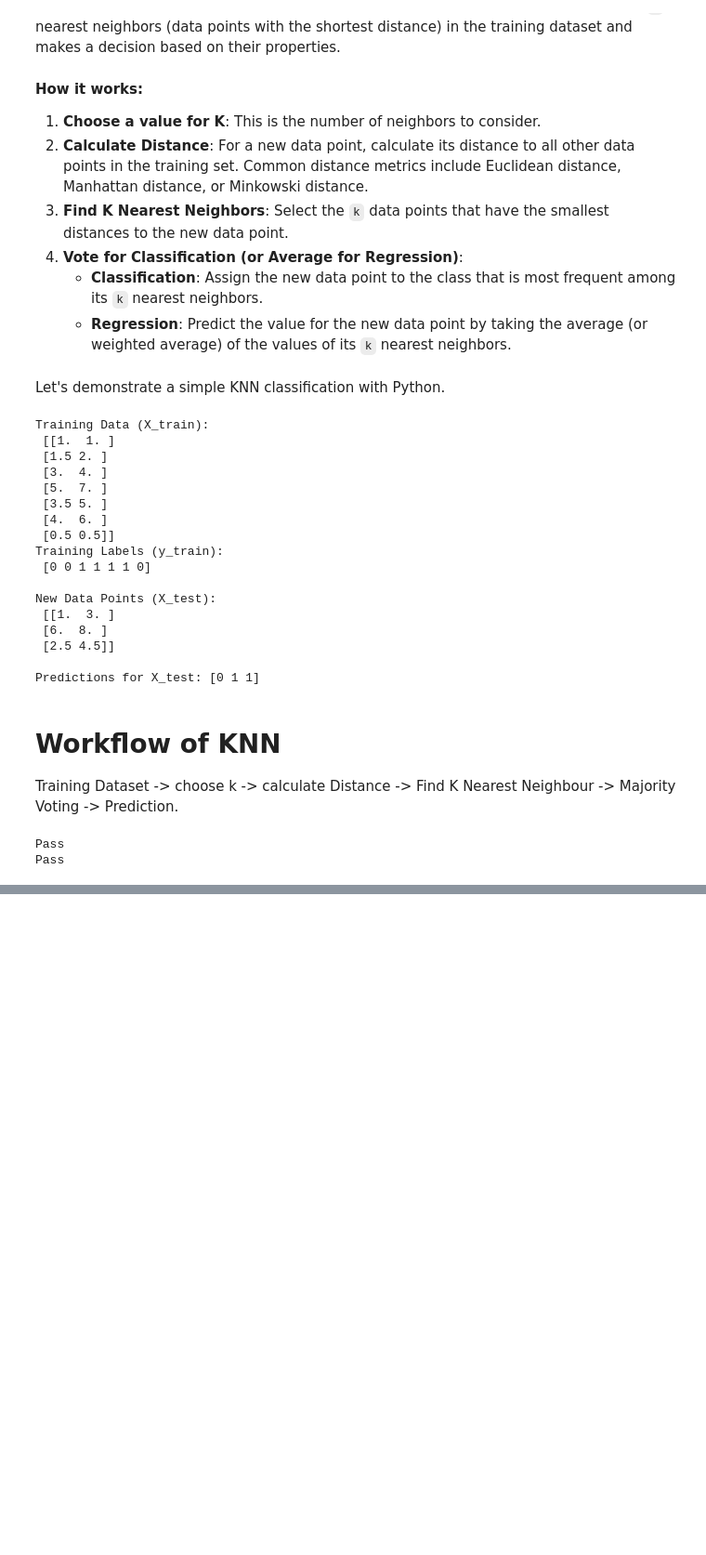
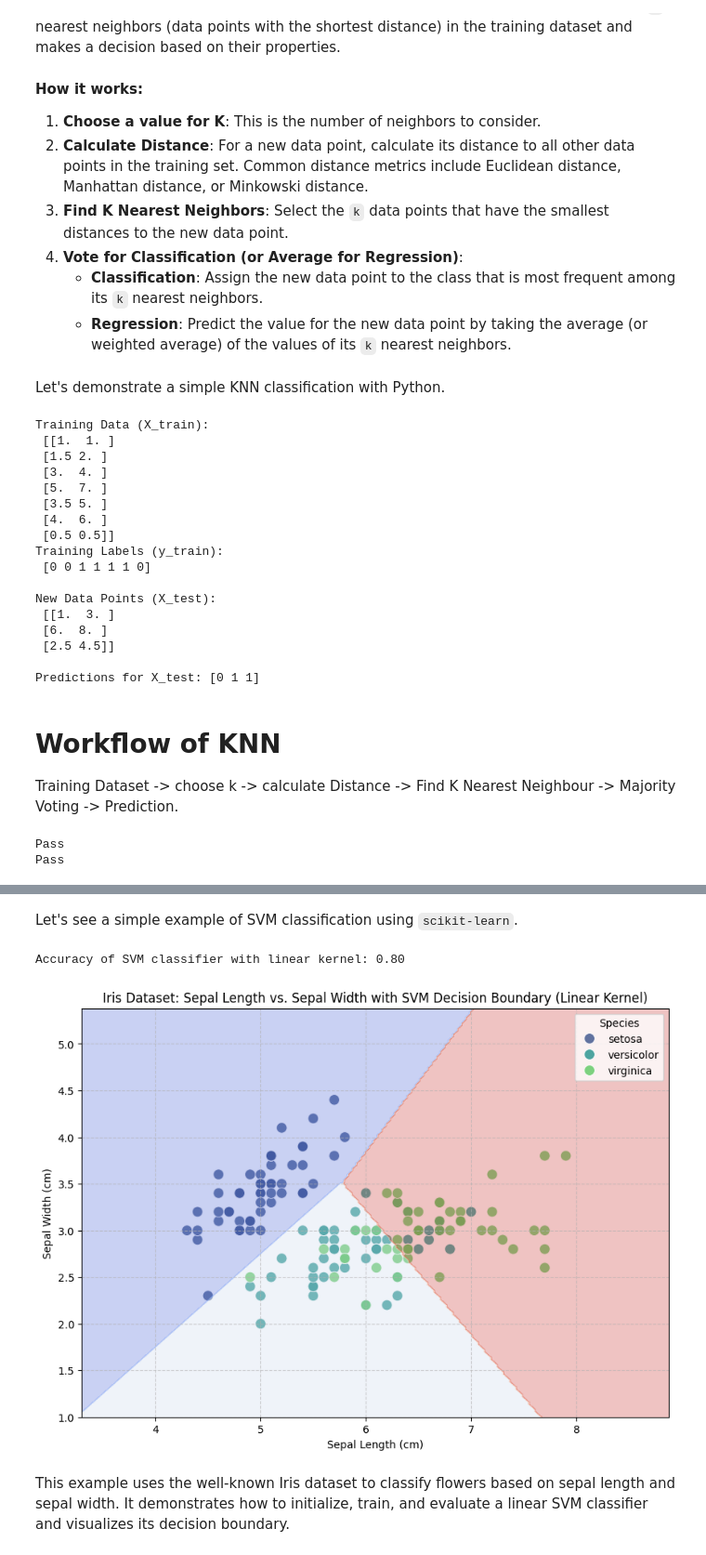
Before and after one commit to Aniketyadav29/Data-Science-Tutorial, a Jupyter notebook: Module_7_Algorithm.ipynb, the cells around one changed output, grey strips where cells are left out. Shown at 93% size. Cells and saved outputs as stored; diff of their text form; code cells hidden in the pictures; blank space fills up the shorter version.

```diff
--- a/Module_7_Algorithm.ipynb
+++ b/Module_7_Algorithm.ipynb
@@ -135,0 +218,73 @@ Pass
+# %% [markdown]
+Let's see a simple example of SVM classification using `scikit-learn`.
+# %%
+from sklearn import datasets
+from sklearn.model_selection import train_test_split
+from sklearn.svm import SVC
+from sklearn.metrics import accuracy_score
+import matplotlib.pyplot as plt
+import seaborn as sns
+import pandas as pd
+
+# Load the Iris dataset
+iris = datasets.load_iris()
+X = iris.data[:, :2]  # We take only the first two features (sepal length and sepal width)
+y = iris.target
+
+# Split data into training and testing sets
+X_train, X_test, y_train, y_test = train_test_split(X, y, test_size=0.3, random_state=42)
+
+# Create an SVM classifier with a linear kernel
+svm_model = SVC(kernel='linear', C=1.0, random_state=42)
+
+# Train the model
+svm_model.fit(X_train, y_train)
+
+# Make predictions on the test set
+y_pred = svm_model.predict(X_test)
+
+# Evaluate the model
+accuracy = accuracy_score(y_test, y_pred)
+print(f"Accuracy of SVM classifier with linear kernel: {accuracy:.2f}")
+
+# --- Visualization ---
+
+# Create a DataFrame for easier plotting
+df_plot = pd.DataFrame(X, columns=['sepal_length', 'sepal_width'])
+df_plot['species'] = iris.target_names[y]
+
+plt.figure(figsize=(10, 7))
+sns.scatterplot(
+    x='sepal_length',
+    y='sepal_width',
+    hue='species',
+    data=df_plot,
+    palette='viridis',
+    s=100,
+    alpha=0.8
+)
+plt.title('Iris Dataset: Sepal Length vs. Sepal Width with SVM Decision Boundary (Linear Kernel)')
+plt.xlabel('Sepal Length (cm)')
+plt.ylabel('Sepal Width (cm)')
+
+# Plotting the decision boundary
+ax = plt.gca()
+x_min, x_max = X[:, 0].min() - 1, X[:, 0].max() + 1
+y_min, y_max = X[:, 1].min() - 1, X[:, 1].max() + 1
+xx, yy = np.meshgrid(np.arange(x_min, x_max, 0.02),
+                     np.arange(y_min, y_max, 0.02))
+
+Z = svm_model.predict(np.c_[xx.ravel(), yy.ravel()])
+Z = Z.reshape(xx.shape)
+plt.contourf(xx, yy, Z, cmap=plt.cm.coolwarm, alpha=0.3)
+
+plt.xlim(xx.min(), xx.max())
+plt.ylim(yy.min(), yy.max())
+plt.legend(title='Species')
+plt.grid(True, linestyle='--', alpha=0.6)
+plt.show()
+# %% [output]
+Accuracy of SVM classifier with linear kernel: 0.80
+[figure, added]
+# %% [markdown]
+This example uses the well-known Iris dataset to classify flowers based on sepal length and sepal width. It demonstrates how to initialize, train, and evaluate a linear SVM classifier and visualizes its decision boundary.
```
Also changed, not shown: parts of 4 cells of this notebook.
